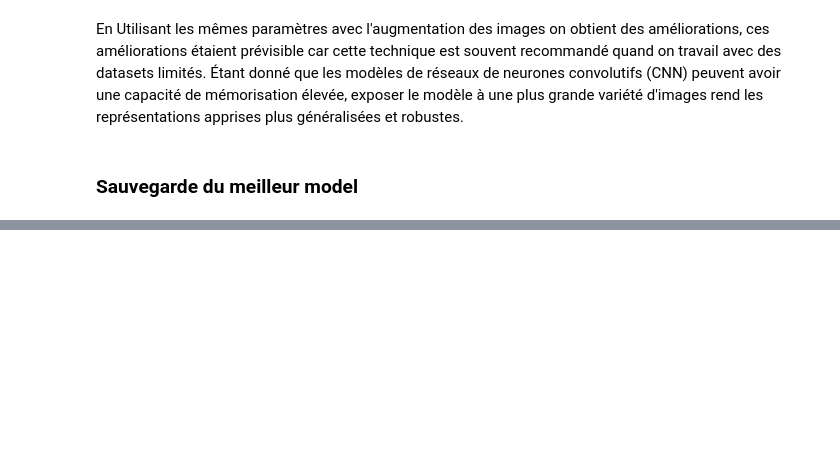
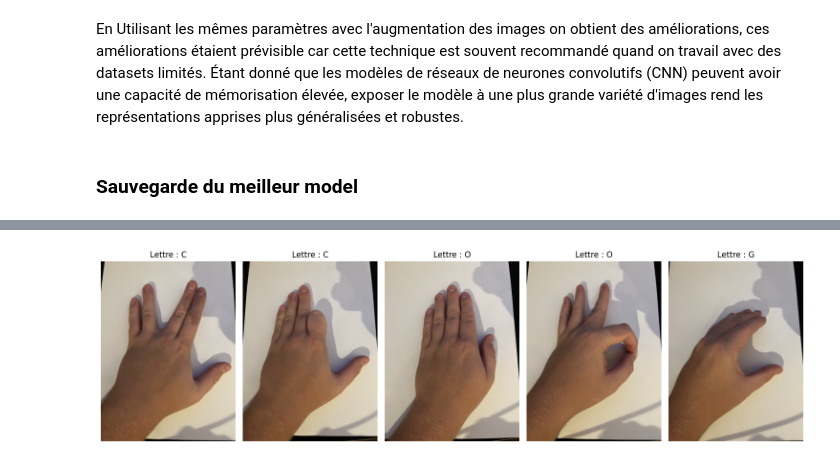
Before and after one commit to Matteo-go/5DEEP_PROJECT, a Jupyter notebook: main.ipynb, the cells around one changed output, grey strips where cells are left out. Saved outputs shown, nothing was run; the diff lists cells and outputs as text; code cells hidden in the pictures; blank space fills up the shorter version.

Commit message:
[MGA][feat]: upgrade grid search and add my hand for test

```diff
--- a/main.ipynb
+++ b/main.ipynb
@@ -379,0 +439,84 @@ Accuracy on test set with best model: 0.4141
+# %%
+# Charger le meilleur modèle sauvegardé
+#best_model = load_model('./saved_models/best_cnn_model.h5')
+best_model = load_model('./checkpoints/best_model.keras')
+# Fonction pour prétraiter les images (redimensionner, convertir en niveaux de gris, etc.)
+def preprocess_image(image_path):
+    # Charger l'image en niveaux de gris
+    img = cv2.imread(image_path, cv2.IMREAD_GRAYSCALE)
+
+    # Vérifier si l'image a été correctement chargée
+    if img is None:
+        raise FileNotFoundError(f"Image non trouvée au chemin: {image_path}")
+
+    # Redimensionner l'image à la taille 28x28 (ou la taille utilisée pour l'entraînement)
+    img = cv2.resize(img, (28, 28))
+
+    # Normaliser les pixels (valeurs entre 0 et 1)
+    img = img.astype('float32') / 255.0
+
+    # Ajouter une dimension pour correspondre au format attendu par le modèle (1, 28, 28, 1)
+    img = np.expand_dims(img, axis=0)  # Ajouter la dimension du batch
+    img = np.expand_dims(img, axis=-1)  # Ajouter la dimension du canal (niveaux de gris)
+
+    return img
+
+# Fonction pour prédire la lettre en langue des signes à partir d'une image
+def predict_sign(image_path):
+    # Prétraiter l'image
+    processed_img = preprocess_image(image_path)
+
+    # Faire une prédiction avec le modèle
+    prediction = best_model.predict(processed_img)
+
+    # Trouver l'indice de la classe prédite (qui correspond à une lettre)
+    predicted_class = np.argmax(prediction, axis=1)
+
+    return predicted_class
+
+# Mapping des classes aux lettres de l'alphabet en langue des signes
+classes = ['A', 'B', 'C', 'D', 'E', 'F', 'G', 'H', 'I', 'K', 'L', 'M', 'N', 'O', 'P', 'Q',
+           'R', 'S', 'T', 'U', 'V', 'W', 'X', 'Y']
+
+# Fonction pour afficher toutes les images et leurs prédictions sur une grille
+def display_images_in_grid(directory, images_per_row=5):
+    # Lister toutes les images dans le répertoire
+    image_paths = [os.path.join(directory, f) for f in os.listdir(directory) if f.endswith('.jpeg') or f.endswith('.jpg')]
+
+    # Nombre total d'images
+    total_images = len(image_paths)
+
+    # Calculer le nombre de lignes pour la grille
+    rows = total_images // images_per_row + int(total_images % images_per_row != 0)
+
+    # Initialiser la figure
+    fig, axes = plt.subplots(rows, images_per_row, figsize=(15, 15))
+    axes = axes.flatten()  # Pour manipuler chaque subplot individuellement
+
+    # Boucler sur chaque image et afficher avec la prédiction
+    for i, image_path in enumerate(image_paths):
+        img = cv2.imread(image_path)
+        img_rgb = cv2.cvtColor(img, cv2.COLOR_BGR2RGB)  # Convertir en RGB pour l'affichage
+
+        # Prédire la classe de l'image
+        predicted_class = predict_sign(image_path)
+        predicted_letter = classes[predicted_class[0]]
+
+        # Afficher l'image avec la prédiction
+        axes[i].imshow(img_rgb)
+        axes[i].set_title(f"Lettre : {predicted_letter}")
+        axes[i].axis('off')  # Enlever les axes pour une meilleure visibilité
+
+    # Enlever les axes vides (pour les sous-grilles non utilisées)
+    for j in range(i + 1, len(axes)):
+        axes[j].axis('off')
+
+    plt.tight_layout()
+    plt.show()
+
+# Spécifier le répertoire contenant les images
+image_directory = './my_hand/'
+
+# Afficher toutes les images et les prédictions sur une grille
+display_images_in_grid(image_directory)
+# %% [output]
@@ -379,0 +528 @@ Accuracy on test set with best model: 0.4141
+[figure, added]
```
Also changed, not shown: parts of 12 cells of this notebook, 7 other files.
